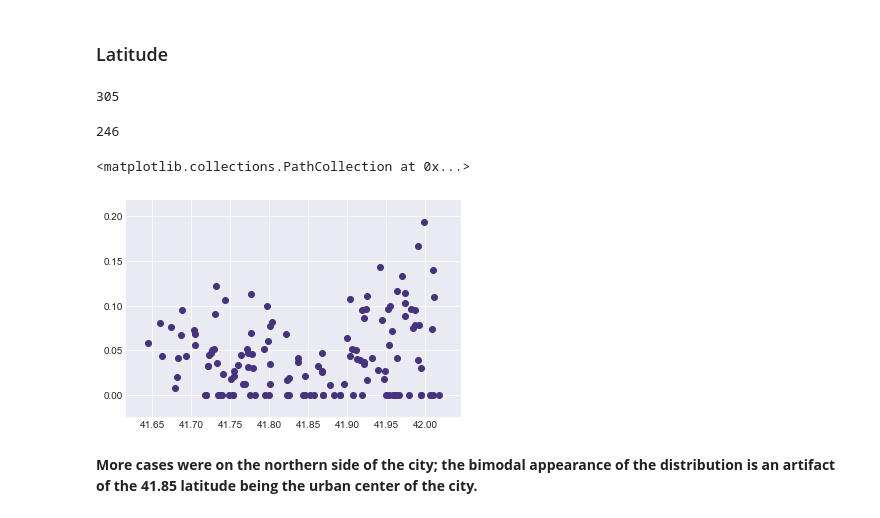
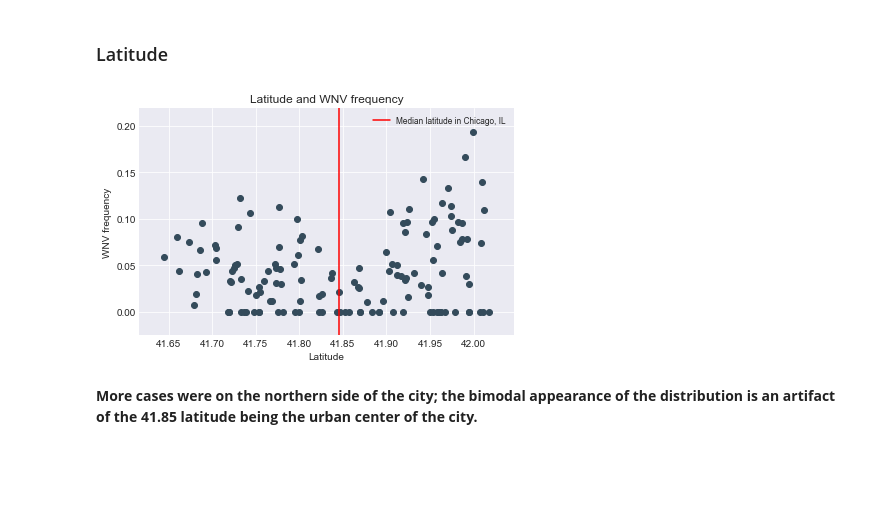
Before and after one commit to jtimdwyer/DSI_project_4, a Jupyter notebook: notebooks/05_EDA.ipynb, the cells around one changed output. Saved outputs shown, nothing was run; the diff lists cells and outputs as text; code cells hidden in the pictures; blank space fills up the shorter version.

```diff
--- a/notebooks/05_EDA.ipynb
+++ b/notebooks/05_EDA.ipynb
@@ -11,7 +11,7 @@ import matplotlib.pyplot as plt
 import seaborn as sns
 
 sns.set_style('darkgrid')
-sns.set_palette('viridis')
+sns.set_palette('Blues_d')
 
 %matplotlib inline
 # %%
@@ -44,23 +44,20 @@ plt.tight_layout()
 C. pipiens species was more likely to have WNV compared to other species.
 # %% [markdown]
 ### Latitude
-# %%
-train_weather[train_weather.latitude >= train_weather.latitude.median()]['wnvpresent'].sum()
-# %% [output]
-305
-# %%
-train_weather[train_weather.latitude < train_weather.latitude.median()]['wnvpresent'].sum()
-# %% [output]
-246
 # %%
-x = []
+latitude_list = []
 for i in set(df.latitude.values):
-    x.append(df[df.latitude == i]['wnvpresent'].mean())
+    latitude_list.append(df[df.latitude == i]['wnvpresent'].mean())
-# %%
-plt.scatter(list(set(df.latitude.values)), x)
-# %% [output]
-<matplotlib.collections.PathCollection at 0x...>
-[figure, removed]
+# %%
+plt.scatter(list(set(df.latitude.values)), latitude_list)
+plt.axvline(df.latitude.median(),  color='red', label='Median latitude in Chicago, IL')
+plt.xlabel('Latitude')
+plt.ylabel('WNV frequency')
+plt.title('Latitude and WNV frequency')
+plt.legend(fontsize='small')
+plt.tight_layout()
+# %% [output]
+[figure, added]
 # %% [markdown]
 **More cases were on the northern side of the city; the bimodal appearance of the distribution is an artifact of the 41.85 latitude being the urban center of the city.**
 # %% [markdown]
```
Also changed, not shown: parts of 68 cells of this notebook, 1 other file.
